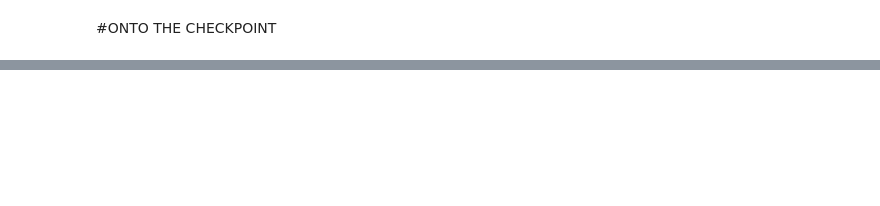
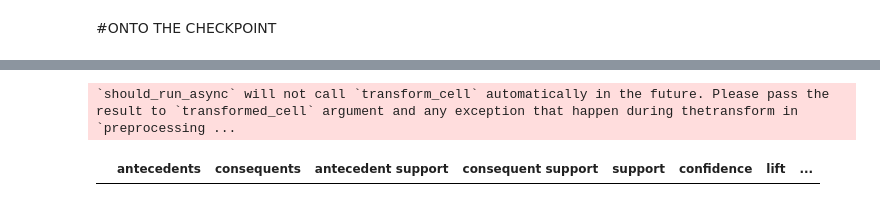
Before and after one commit to ubaemmanuel001/GMC, a Jupyter notebook: Checkpoint_8.ipynb, the cells around one changed output, grey strips where cells are left out. Cells and saved outputs as stored; diff of their text form; code cells hidden in the pictures; blank space fills up the shorter version.

```diff
--- a/Checkpoint_8.ipynb
+++ b/Checkpoint_8.ipynb
@@ -230,0 +120,4 @@ TypeError: ignored
+# %%
+from mlxtend.frequent_patterns import apriori
+fr = apriori(new_df, min_support=0.2, use_colnames=True)
+fr
@@ -230,0 +128,7 @@ TypeError: ignored
+# %%
+from mlxtend.frequent_patterns import association_rules
+
+association_rules(fr,metric="lift",min_threshold=0.7) # associate items`
+# %% [output]
+`should_run_async` will not call `transform_cell` automatically in the future. Please pass the result to `transformed_cell` argument and any exception that happen during thetransform in `preprocessing ...
+|  | antecedents | consequents | antecedent support | consequent support | support | confidence | lift | ... |
```
Also changed, not shown: parts of 17 cells of this notebook.
